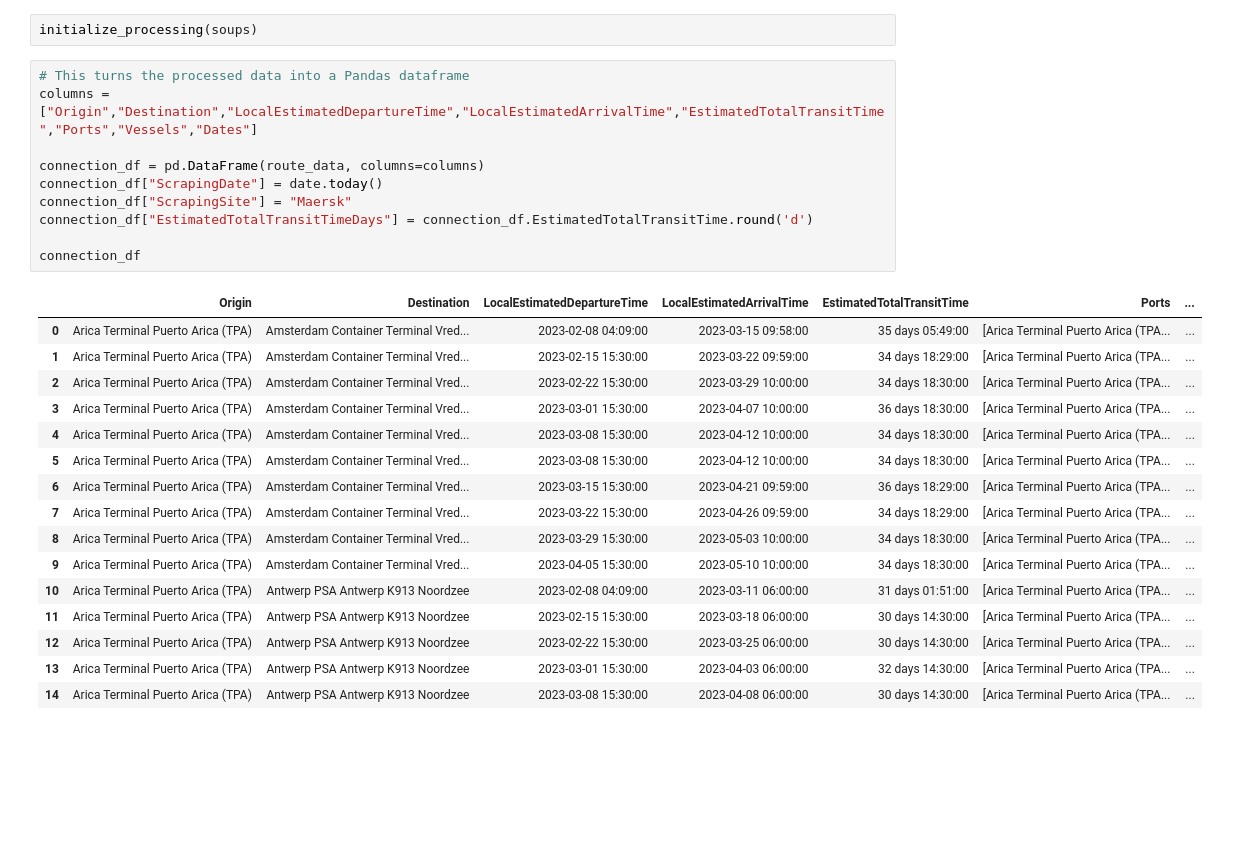
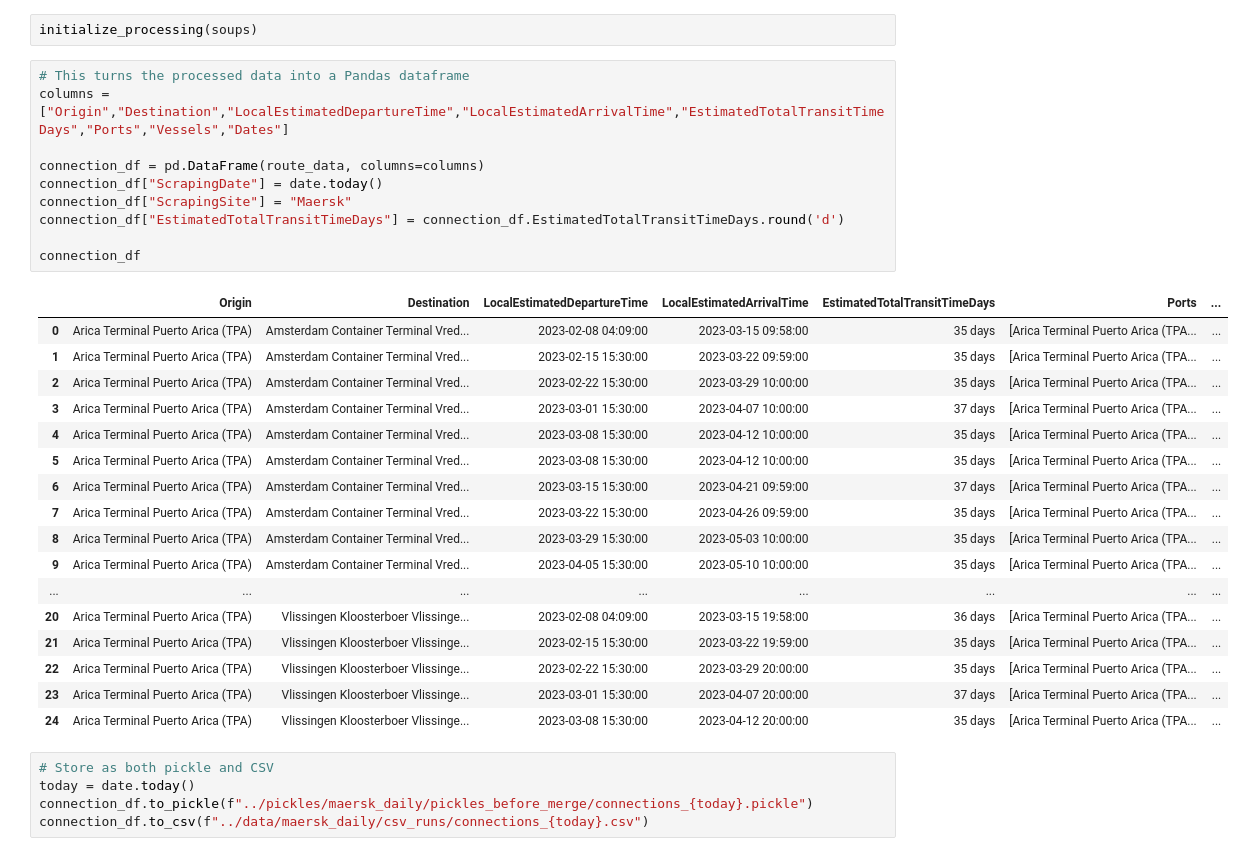
Before and after one commit to EwoutH/shipping-data, a Jupyter notebook: notebooks/maersknotebook.ipynb, the cells around one changed output. Cells and saved outputs as stored; diff of their text form; blank space fills up the shorter version.

Commit message:
Maersk small bugfix
Fixed that the transittime is actually stored in days

```diff
--- a/notebooks/maersknotebook.ipynb
+++ b/notebooks/maersknotebook.ipynb
@@ -347,28 +347,34 @@ def initialize_processing(soups):
 initialize_processing(soups)
 # %%
 # This turns the processed data into a Pandas dataframe
-columns = ["Origin","Destination","LocalEstimatedDepartureTime","LocalEstimatedArrivalTime","EstimatedTotalTransitTime","Ports","Vessels","Dates"]
+columns = ["Origin","Destination","LocalEstimatedDepartureTime","LocalEstimatedArrivalTime","EstimatedTotalTransitTimeDays","Ports","Vessels","Dates"]
 
 connection_df = pd.DataFrame(route_data, columns=columns)
 connection_df["ScrapingDate"] = date.today()
 connection_df["ScrapingSite"] = "Maersk"
-connection_df["EstimatedTotalTransitTimeDays"] = connection_df.EstimatedTotalTransitTime.round('d')
+connection_df["EstimatedTotalTransitTimeDays"] = connection_df.EstimatedTotalTransitTimeDays.round('d')
 
 connection_df
 # %% [output]
-|  | Origin | Destination | LocalEstimatedDepartureTime | LocalEstimatedArrivalTime | EstimatedTotalTransitTime | Ports | ... |
-| 0 | Arica Terminal Puerto Arica (TPA) | Amsterdam Container Terminal Vred... | 2023-02-08 04:09:00 | 2023-03-15 09:58:00 | 35 days 05:49:00 | [Arica Terminal Puerto Arica (TPA... | ... |
-| 1 | Arica Terminal Puerto Arica (TPA) | Amsterdam Container Terminal Vred... | 2023-02-15 15:30:00 | 2023-03-22 09:59:00 | 34 days 18:29:00 | [Arica Terminal Puerto Arica (TPA... | ... |
-| 2 | Arica Terminal Puerto Arica (TPA) | Amsterdam Container Terminal Vred... | 2023-02-22 15:30:00 | 2023-03-29 10:00:00 | 34 days 18:30:00 | [Arica Terminal Puerto Arica (TPA... | ... |
-| 3 | Arica Terminal Puerto Arica (TPA) | Amsterdam Container Terminal Vred... | 2023-03-01 15:30:00 | 2023-04-07 10:00:00 | 36 days 18:30:00 | [Arica Terminal Puerto Arica (TPA... | ... |
-| 4 | Arica Terminal Puerto Arica (TPA) | Amsterdam Container Terminal Vred... | 2023-03-08 15:30:00 | 2023-04-12 10:00:00 | 34 days 18:30:00 | [Arica Terminal Puerto Arica (TPA... | ... |
-| 5 | Arica Terminal Puerto Arica (TPA) | Amsterdam Container Terminal Vred... | 2023-03-08 15:30:00 | 2023-04-12 10:00:00 | 34 days 18:30:00 | [Arica Terminal Puerto Arica (TPA... | ... |
-| 6 | Arica Terminal Puerto Arica (TPA) | Amsterdam Container Terminal Vred... | 2023-03-15 15:30:00 | 2023-04-21 09:59:00 | 36 days 18:29:00 | [Arica Terminal Puerto Arica (TPA... | ... |
-| 7 | Arica Terminal Puerto Arica (TPA) | Amsterdam Container Terminal Vred... | 2023-03-22 15:30:00 | 2023-04-26 09:59:00 | 34 days 18:29:00 | [Arica Terminal Puerto Arica (TPA... | ... |
-| 8 | Arica Terminal Puerto Arica (TPA) | Amsterdam Container Terminal Vred... | 2023-03-29 15:30:00 | 2023-05-03 10:00:00 | 34 days 18:30:00 | [Arica Terminal Puerto Arica (TPA... | ... |
-| 9 | Arica Terminal Puerto Arica (TPA) | Amsterdam Container Terminal Vred... | 2023-04-05 15:30:00 | 2023-05-10 10:00:00 | 34 days 18:30:00 | [Arica Terminal Puerto Arica (TPA... | ... |
-| 10 | Arica Terminal Puerto Arica (TPA) | Antwerp PSA Antwerp K913 Noordzee | 2023-02-08 04:09:00 | 2023-03-11 06:00:00 | 31 days 01:51:00 | [Arica Terminal Puerto Arica (TPA... | ... |
-| 11 | Arica Terminal Puerto Arica (TPA) | Antwerp PSA Antwerp K913 Noordzee | 2023-02-15 15:30:00 | 2023-03-18 06:00:00 | 30 days 14:30:00 | [Arica Terminal Puerto Arica (TPA... | ... |
-| 12 | Arica Terminal Puerto Arica (TPA) | Antwerp PSA Antwerp K913 Noordzee | 2023-02-22 15:30:00 | 2023-03-25 06:00:00 | 30 days 14:30:00 | [Arica Terminal Puerto Arica (TPA... | ... |
-| 13 | Arica Terminal Puerto Arica (TPA) | Antwerp PSA Antwerp K913 Noordzee | 2023-03-01 15:30:00 | 2023-04-03 06:00:00 | 32 days 14:30:00 | [Arica Terminal Puerto Arica (TPA... | ... |
-| 14 | Arica Terminal Puerto Arica (TPA) | Antwerp PSA Antwerp K913 Noordzee | 2023-03-08 15:30:00 | 2023-04-08 06:00:00 | 30 days 14:30:00 | [Arica Terminal Puerto Arica (TPA... | ... |
+|  | Origin | Destination | LocalEstimatedDepartureTime | LocalEstimatedArrivalTime | EstimatedTotalTransitTimeDays | Ports | ... |
+| 0 | Arica Terminal Puerto Arica (TPA) | Amsterdam Container Terminal Vred... | 2023-02-08 04:09:00 | 2023-03-15 09:58:00 | 35 days | [Arica Terminal Puerto Arica (TPA... | ... |
+| 1 | Arica Terminal Puerto Arica (TPA) | Amsterdam Container Terminal Vred... | 2023-02-15 15:30:00 | 2023-03-22 09:59:00 | 35 days | [Arica Terminal Puerto Arica (TPA... | ... |
+| 2 | Arica Terminal Puerto Arica (TPA) | Amsterdam Container Terminal Vred... | 2023-02-22 15:30:00 | 2023-03-29 10:00:00 | 35 days | [Arica Terminal Puerto Arica (TPA... | ... |
+| 3 | Arica Terminal Puerto Arica (TPA) | Amsterdam Container Terminal Vred... | 2023-03-01 15:30:00 | 2023-04-07 10:00:00 | 37 days | [Arica Terminal Puerto Arica (TPA... | ... |
+| 4 | Arica Terminal Puerto Arica (TPA) | Amsterdam Container Terminal Vred... | 2023-03-08 15:30:00 | 2023-04-12 10:00:00 | 35 days | [Arica Terminal Puerto Arica (TPA... | ... |
+| 5 | Arica Terminal Puerto Arica (TPA) | Amsterdam Container Terminal Vred... | 2023-03-08 15:30:00 | 2023-04-12 10:00:00 | 35 days | [Arica Terminal Puerto Arica (TPA... | ... |
+| 6 | Arica Terminal Puerto Arica (TPA) | Amsterdam Container Terminal Vred... | 2023-03-15 15:30:00 | 2023-04-21 09:59:00 | 37 days | [Arica Terminal Puerto Arica (TPA... | ... |
+| 7 | Arica Terminal Puerto Arica (TPA) | Amsterdam Container Terminal Vred... | 2023-03-22 15:30:00 | 2023-04-26 09:59:00 | 35 days | [Arica Terminal Puerto Arica (TPA... | ... |
+| 8 | Arica Terminal Puerto Arica (TPA) | Amsterdam Container Terminal Vred... | 2023-03-29 15:30:00 | 2023-05-03 10:00:00 | 35 days | [Arica Terminal Puerto Arica (TPA... | ... |
+| 9 | Arica Terminal Puerto Arica (TPA) | Amsterdam Container Terminal Vred... | 2023-04-05 15:30:00 | 2023-05-10 10:00:00 | 35 days | [Arica Terminal Puerto Arica (TPA... | ... |
+| ... | ... | ... | ... | ... | ... | ... | ... |
+| 20 | Arica Terminal Puerto Arica (TPA) | Vlissingen Kloosterboer Vlissinge... | 2023-02-08 04:09:00 | 2023-03-15 19:58:00 | 36 days | [Arica Terminal Puerto Arica (TPA... | ... |
+| 21 | Arica Terminal Puerto Arica (TPA) | Vlissingen Kloosterboer Vlissinge... | 2023-02-15 15:30:00 | 2023-03-22 19:59:00 | 35 days | [Arica Terminal Puerto Arica (TPA... | ... |
+| 22 | Arica Terminal Puerto Arica (TPA) | Vlissingen Kloosterboer Vlissinge... | 2023-02-22 15:30:00 | 2023-03-29 20:00:00 | 35 days | [Arica Terminal Puerto Arica (TPA... | ... |
+| 23 | Arica Terminal Puerto Arica (TPA) | Vlissingen Kloosterboer Vlissinge... | 2023-03-01 15:30:00 | 2023-04-07 20:00:00 | 37 days | [Arica Terminal Puerto Arica (TPA... | ... |
+| 24 | Arica Terminal Puerto Arica (TPA) | Vlissingen Kloosterboer Vlissinge... | 2023-03-08 15:30:00 | 2023-04-12 20:00:00 | 35 days | [Arica Terminal Puerto Arica (TPA... | ... |
+# %%
+# Store as both pickle and CSV
+today = date.today()
+connection_df.to_pickle(f"../pickles/maersk_daily/pickles_before_merge/connections_{today}.pickle")
+connection_df.to_csv(f"../data/maersk_daily/csv_runs/connections_{today}.csv")
```
Also changed, not shown: 1 other file.
